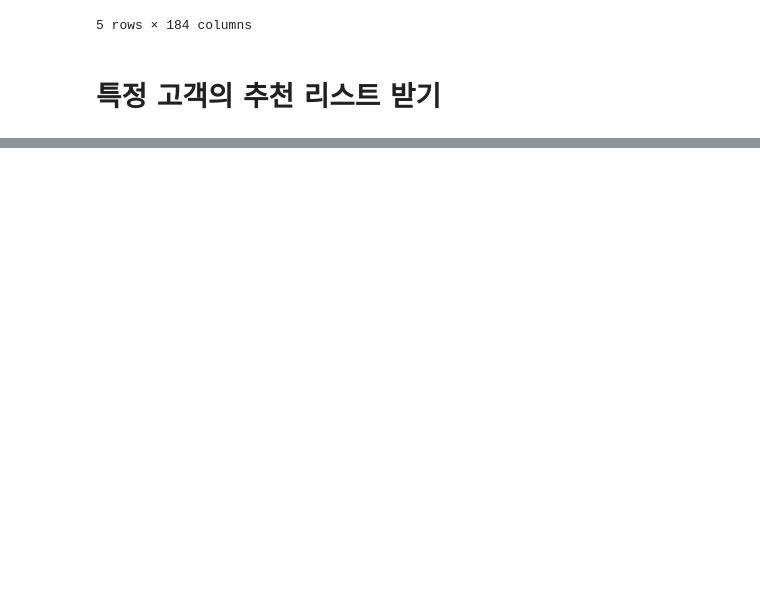
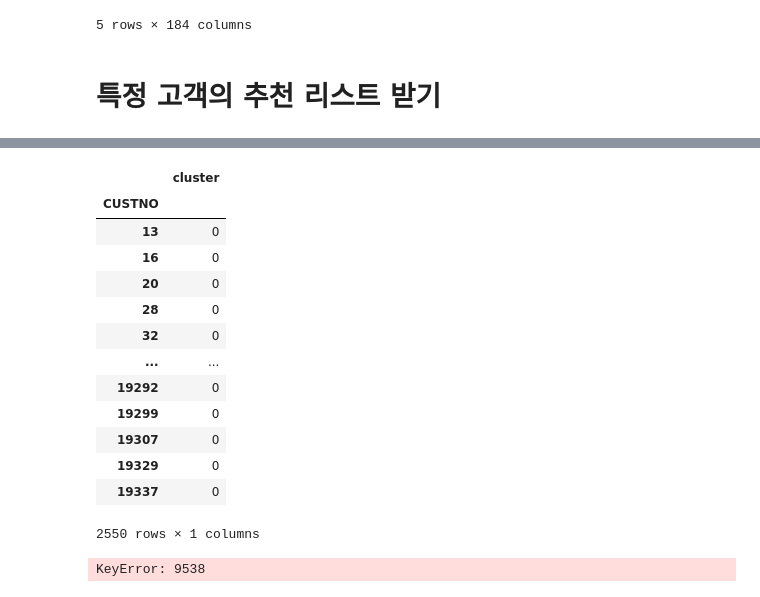
Before and after one commit to leejunghyunA/second_projects, a Jupyter notebook: 추천시스템 결과 반환 함수 생성(추천상품)_1029.ipynb, the cells around one changed output, grey strips where cells are left out. Saved outputs shown, nothing was run; the diff lists cells and outputs as text; code cells hidden in the pictures; blank space fills up the shorter version.

Commit message:
추천시스템_1029

```diff
--- a/추천시스템 결과 반환 함수 생성(추천상품)_1029.ipynb
+++ b/추천시스템 결과 반환 함수 생성(추천상품)_1029.ipynb
@@ -345,0 +297,8 @@ get_recommend_cust_bought(cust_df, 0,9538, final_cat)
+# %%
+clust_df = pd.read_csv('생성데이터/5. 추천시스템/surprise_data/cust_clustering.csv', index_col = 0)
+
+print('<<<<<<<<<<<<<<<<<<<<<<<<<<<<<<<<<<<<<<<<<<<<<<<<<<<<<<<   RECOMMEND PRODUCTS    >>>>>>>>>>>>>>>>>>>>>>>>>>>>>>>>>>>>>>>>>>>>>>>>>>>>>>>>', '\n')
+get_recommend_cust(clust_df, 0,9538, surprise_df, final_cat)
+print('')
+print('<<<<<<<<<<<<<<<<<<<<<<<<<<<<<<<<<<<<<<<<<<<<<<<<<<<<<<<   PURCHSED RECOMMEND PRODUCTS    >>>>>>>>>>>>>>>>>>>>>>>>>>>>>>>>>>>>>>>>>>>>>>>>>>>>>>>>', '\n')
+get_recommend_cust_bought(clust_df, 0,9538, surprise_df, final_cat)
@@ -345,0 +317,21 @@ get_recommend_cust_bought(cust_df, 0,9538, final_cat)
+# %%
+clust_df[clust_df ['cluster'] == 0].
+# %% [output]
+|  | cluster |
+| CUSTNO |  |
+| 13 | 0 |
+| 16 | 0 |
+| 20 | 0 |
+| 28 | 0 |
+| 32 | 0 |
+| ... | ... |
+| 19292 | 0 |
+| 19299 | 0 |
+| 19307 | 0 |
+| 19329 | 0 |
+| 19337 | 0 |
+2550 rows × 1 columns
+# %%
+clust_df.loc[9538]
+# %% [output]
+KeyError: 9538
```
Also changed, not shown: parts of 4 cells of this notebook.
